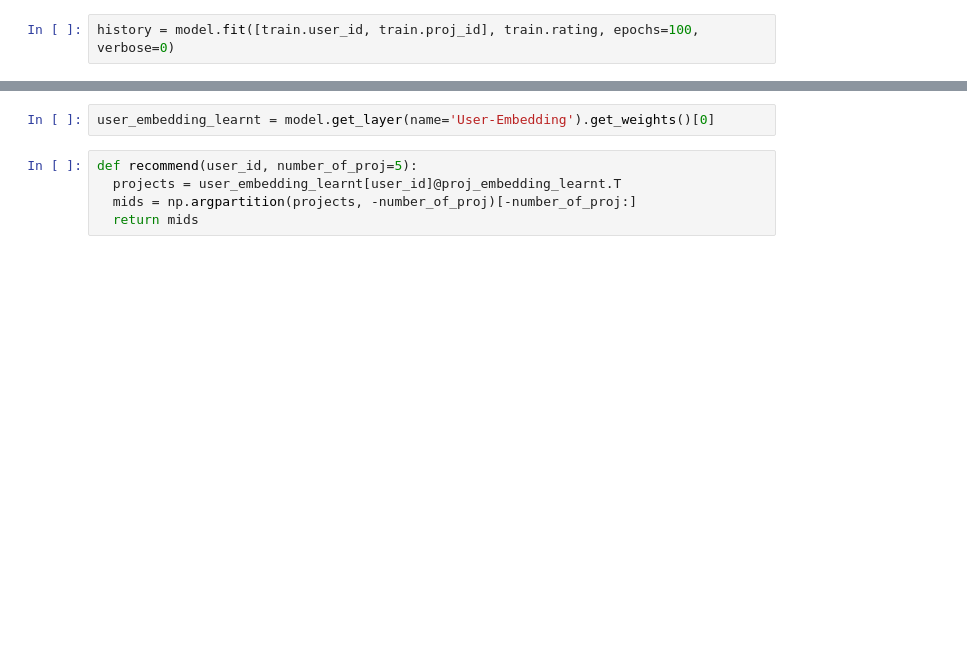
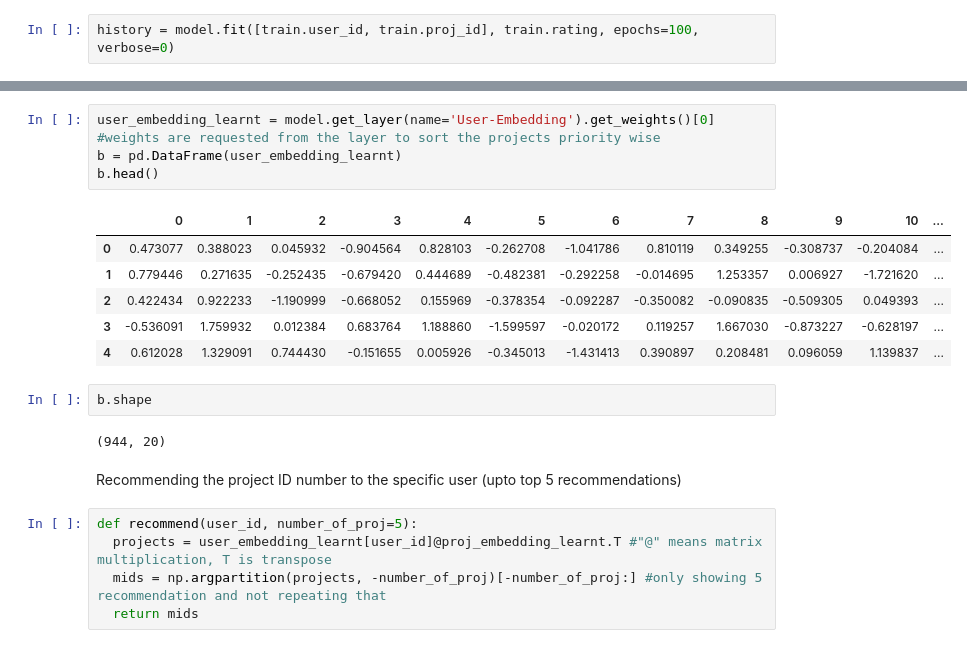
Before and after one commit to ANIRUDH-19BCS6136/Deep-Learning, a Jupyter notebook: Collaborative_filtering_with_TensorFlow_RS.ipynb, the cells around one changed output, grey strips where cells are left out. Drawn from its saved outputs; the diff is of its cells as text; blank space fills up the shorter version.

```diff
--- a/Collaborative_filtering_with_TensorFlow_RS.ipynb
+++ b/Collaborative_filtering_with_TensorFlow_RS.ipynb
@@ -88,9 +119,24 @@ proj_embedding_learnt = model.get_layer(name='Project-Embedding').get_weights()[
 # %%
-user_embedding_learnt = model.get_layer(name='User-Embedding').get_weights()[0]
+user_embedding_learnt = model.get_layer(name='User-Embedding').get_weights()[0] #weights are requested from the layer to sort the projects priority wise
+b = pd.DataFrame(user_embedding_learnt)
+b.head()
+# %% [output]
+|  | 0 | 1 | 2 | 3 | 4 | 5 | 6 | 7 | 8 | 9 | 10 | ... |
+| 0 | 0.473077 | 0.388023 | 0.045932 | -0.904564 | 0.828103 | -0.262708 | -1.041786 | 0.810119 | 0.349255 | -0.308737 | -0.204084 | ... |
+| 1 | 0.779446 | 0.271635 | -0.252435 | -0.679420 | 0.444689 | -0.482381 | -0.292258 | -0.014695 | 1.253357 | 0.006927 | -1.721620 | ... |
+| 2 | 0.422434 | 0.922233 | -1.190999 | -0.668052 | 0.155969 | -0.378354 | -0.092287 | -0.350082 | -0.090835 | -0.509305 | 0.049393 | ... |
+| 3 | -0.536091 | 1.759932 | 0.012384 | 0.683764 | 1.188860 | -1.599597 | -0.020172 | 0.119257 | 1.667030 | -0.873227 | -0.628197 | ... |
+| 4 | 0.612028 | 1.329091 | 0.744430 | -0.151655 | 0.005926 | -0.345013 | -1.431413 | 0.390897 | 0.208481 | 0.096059 | 1.139837 | ... |
+# %%
+b.shape
+# %% [output]
+(944, 20)
+# %% [markdown]
+Recommending the project ID number to the specific user (upto top 5 recommendations)
 # %%
 def recommend(user_id, number_of_proj=5):
-  projects = user_embedding_learnt[user_id]@proj_embedding_learnt.T
-  mids = np.argpartition(projects, -number_of_proj)[-number_of_proj:]
+  projects = user_embedding_learnt[user_id]@proj_embedding_learnt.T #"@" means matrix multiplication, T is transpose
+  mids = np.argpartition(projects, -number_of_proj)[-number_of_proj:] #only showing 5 recommendation and not repeating that
   return mids
 # %%
 recommend(user_id=2) #the user id can be changed
```
Also changed, not shown: parts of 12 cells of this notebook.
